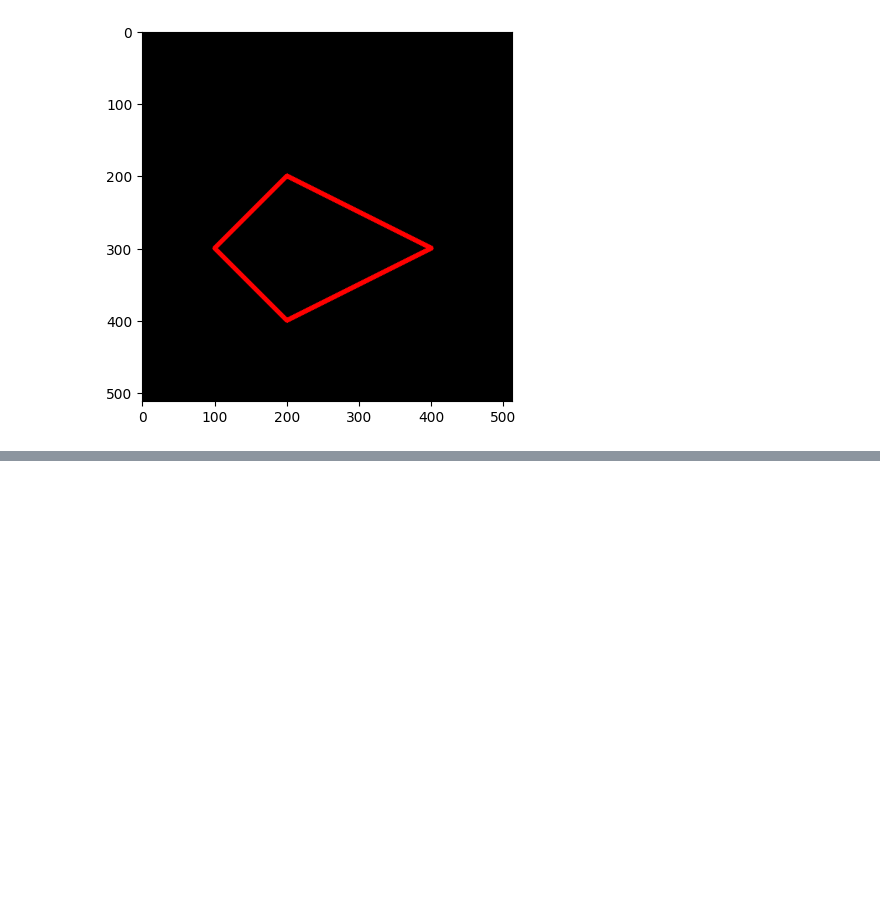
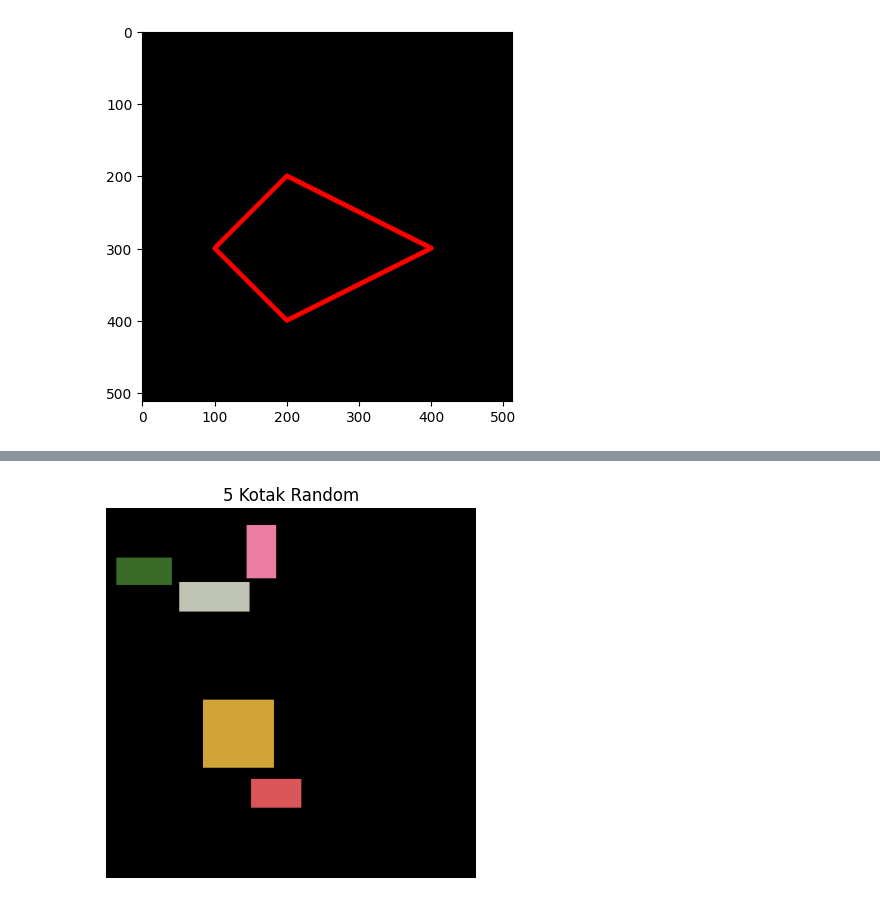
Before and after one commit to febriansyahadin/PCVK_Ganjil_2025, a Jupyter notebook: Week2.ipynb, the cells around one changed output, grey strips where cells are left out. Drawn from its saved outputs; the diff is of its cells as text; code cells hidden in the pictures; blank space fills up the shorter version.

```diff
--- a/Week2.ipynb
+++ b/Week2.ipynb
@@ -143,0 +257,27 @@ plt.imshow(black_img2)
+# %%
+import numpy as np
+import cv2
+import matplotlib.pyplot as plt
+
+# Buat canvas hitam (500x500, RGB)
+img = np.zeros((500, 500, 3), dtype=np.uint8)
+
+# Buat 5 kotak random
+for i in range(5):
+    # Posisi random (x1, y1, x2, y2)
+    x1, y1 = np.random.randint(0, 400, size=2)
+    x2, y2 = x1 + np.random.randint(30, 100), y1 + np.random.randint(30, 100)
+
+    # Warna random (BGR format di OpenCV)
+    color = tuple(np.random.randint(0, 256, size=3).tolist())
+
+    # Gambar kotak
+    cv2.rectangle(img, (x1, y1), (x2, y2), color, -1)  # -1 = isi penuh
+
+# Tampilkan dengan matplotlib (konversi BGR→RGB)
+plt.imshow(cv2.cvtColor(img, cv2.COLOR_BGR2RGB))
+plt.title("5 Kotak Random")
+plt.axis("off")
+plt.show()
+# %% [output]
+[figure, added]
```
Also changed, not shown: parts of 27 cells of this notebook.
